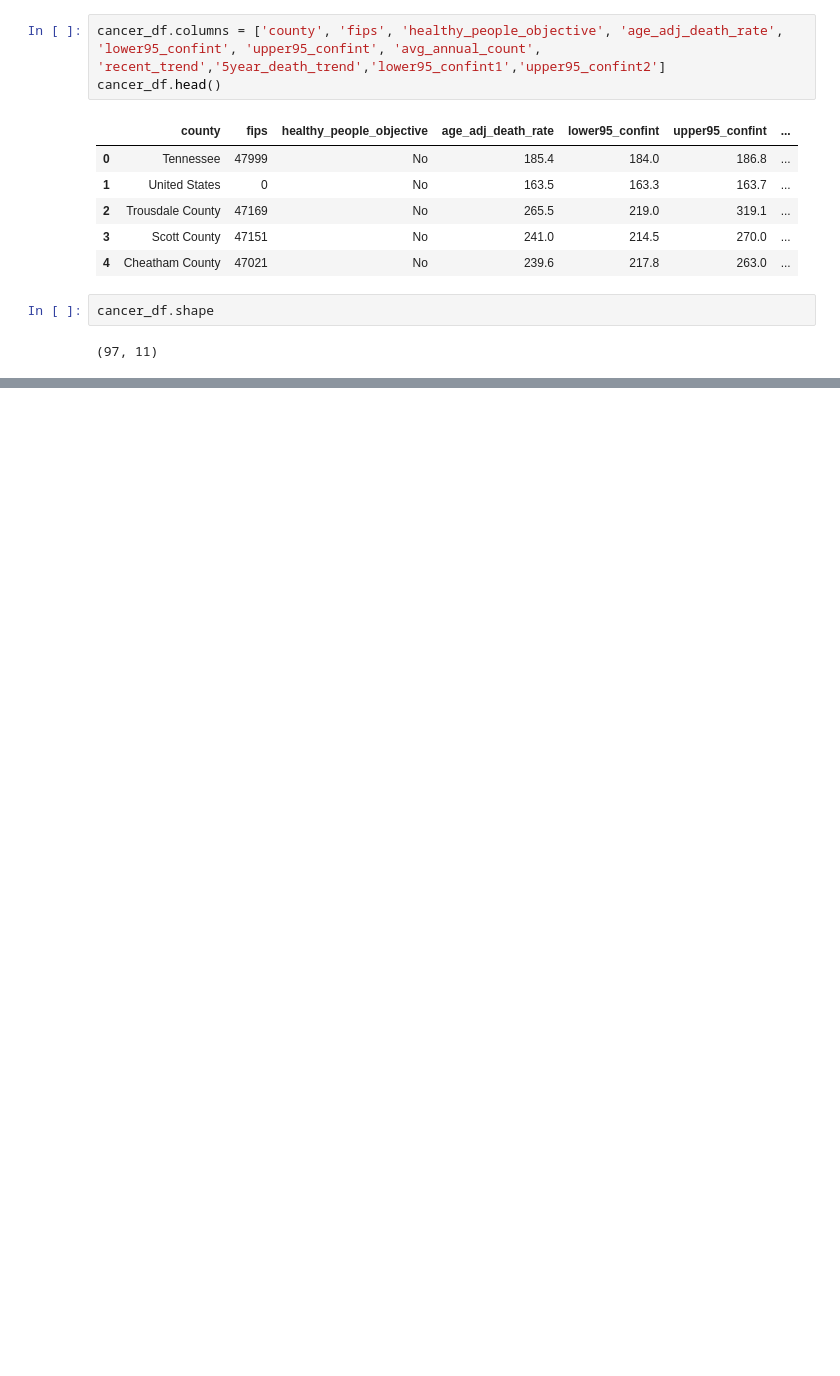
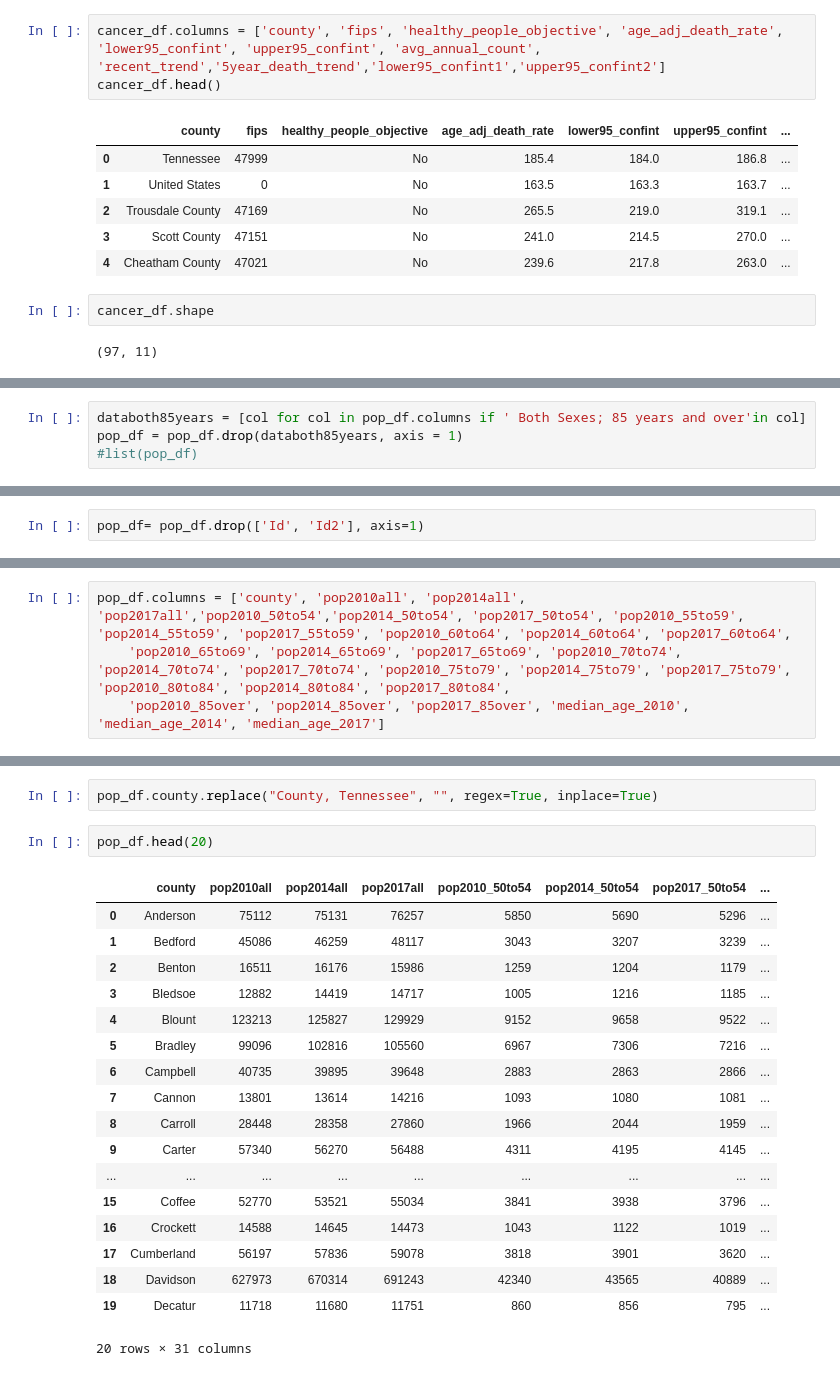
Before and after one commit to AriannaRigon/vanderbilt-aspire-data-essentials, a Jupyter notebook: ClassNotebook.ipynb, the cells around one changed output, grey strips where cells are left out. Cells and saved outputs as stored; diff of their text form; blank space fills up the shorter version.

```diff
--- a/ClassNotebook.ipynb
+++ b/ClassNotebook.ipynb
@@ -91,0 +244,4 @@ pop_df.shape
+# %%
+databoth85years = [col for col in pop_df.columns if ' Both Sexes; 85 years and over'in col]
+pop_df = pop_df.drop(databoth85years, axis = 1)
+#list(pop_df)
@@ -91,0 +267,2 @@ pop_df.shape
+# %%
+pop_df= pop_df.drop(['Id', 'Id2'], axis=1)
@@ -91,0 +293,4 @@ pop_df.shape
+# %%
+pop_df.columns = ['county', 'pop2010all', 'pop2014all', 'pop2017all','pop2010_50to54','pop2014_50to54', 'pop2017_50to54', 'pop2010_55to59', 'pop2014_55to59', 'pop2017_55to59', 'pop2010_60to64', 'pop2014_60to64', 'pop2017_60to64',
+    'pop2010_65to69', 'pop2014_65to69', 'pop2017_65to69', 'pop2010_70to74', 'pop2014_70to74', 'pop2017_70to74', 'pop2010_75to79', 'pop2014_75to79', 'pop2017_75to79', 'pop2010_80to84', 'pop2014_80to84', 'pop2017_80to84',
+    'pop2010_85over', 'pop2014_85over', 'pop2017_85over', 'median_age_2010', 'median_age_2014', 'median_age_2017']
@@ -91,0 +317,23 @@ pop_df.shape
+# %%
+pop_df.county.replace("County, Tennessee", "", regex=True, inplace=True)
+# %%
+pop_df.head(20)
+# %% [output]
+|  | county | pop2010all | pop2014all | pop2017all | pop2010_50to54 | pop2014_50to54 | pop2017_50to54 | ... |
+| 0 | Anderson | 75112 | 75131 | 76257 | 5850 | 5690 | 5296 | ... |
+| 1 | Bedford | 45086 | 46259 | 48117 | 3043 | 3207 | 3239 | ... |
+| 2 | Benton | 16511 | 16176 | 15986 | 1259 | 1204 | 1179 | ... |
+| 3 | Bledsoe | 12882 | 14419 | 14717 | 1005 | 1216 | 1185 | ... |
+| 4 | Blount | 123213 | 125827 | 129929 | 9152 | 9658 | 9522 | ... |
+| 5 | Bradley | 99096 | 102816 | 105560 | 6967 | 7306 | 7216 | ... |
+| 6 | Campbell | 40735 | 39895 | 39648 | 2883 | 2863 | 2866 | ... |
+| 7 | Cannon | 13801 | 13614 | 14216 | 1093 | 1080 | 1081 | ... |
+| 8 | Carroll | 28448 | 28358 | 27860 | 1966 | 2044 | 1959 | ... |
+| 9 | Carter | 57340 | 56270 | 56488 | 4311 | 4195 | 4145 | ... |
+| ... | ... | ... | ... | ... | ... | ... | ... | ... |
+| 15 | Coffee | 52770 | 53521 | 55034 | 3841 | 3938 | 3796 | ... |
+| 16 | Crockett | 14588 | 14645 | 14473 | 1043 | 1122 | 1019 | ... |
+| 17 | Cumberland | 56197 | 57836 | 59078 | 3818 | 3901 | 3620 | ... |
+| 18 | Davidson | 627973 | 670314 | 691243 | 42340 | 43565 | 40889 | ... |
+| 19 | Decatur | 11718 | 11680 | 11751 | 860 | 856 | 795 | ... |
+20 rows × 31 columns
```
Also changed, not shown: parts of 64 cells of this notebook.
